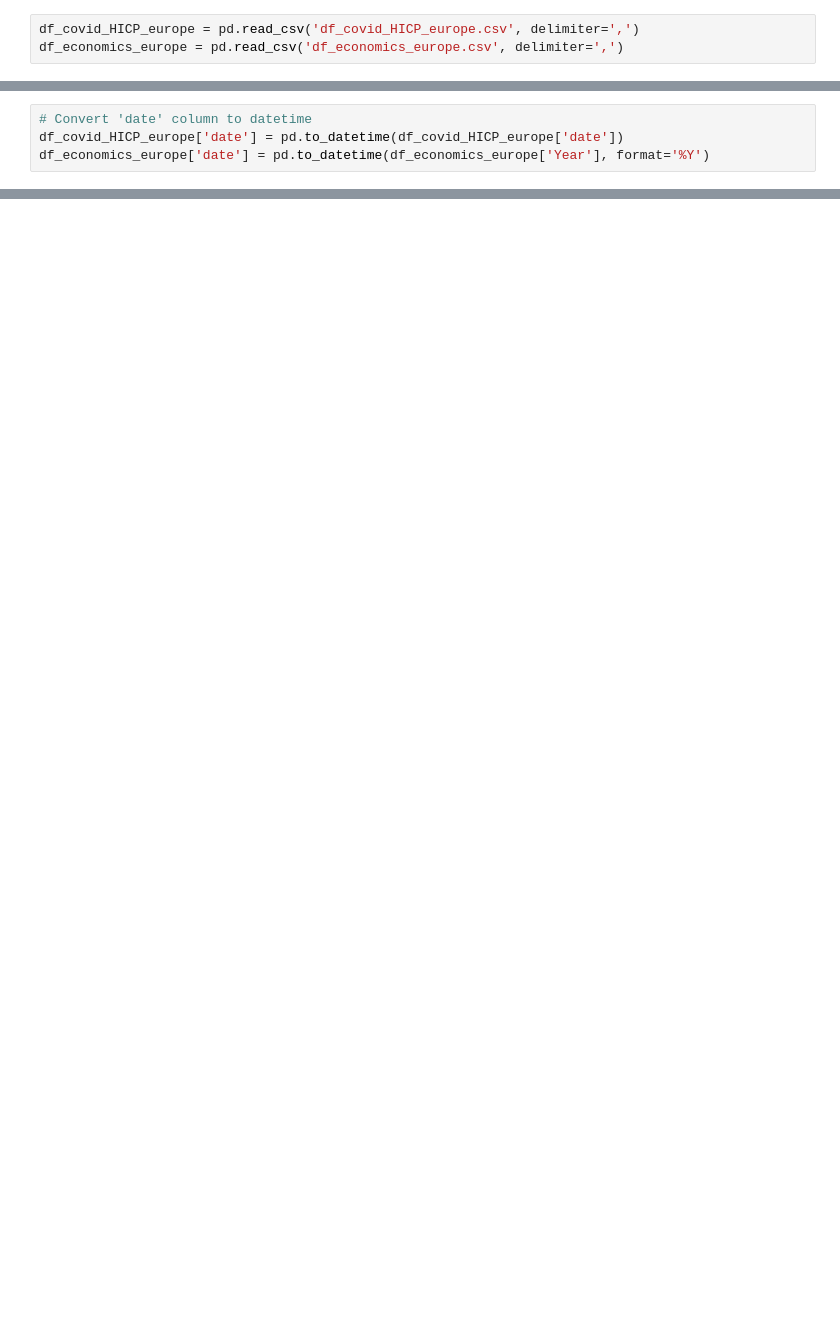
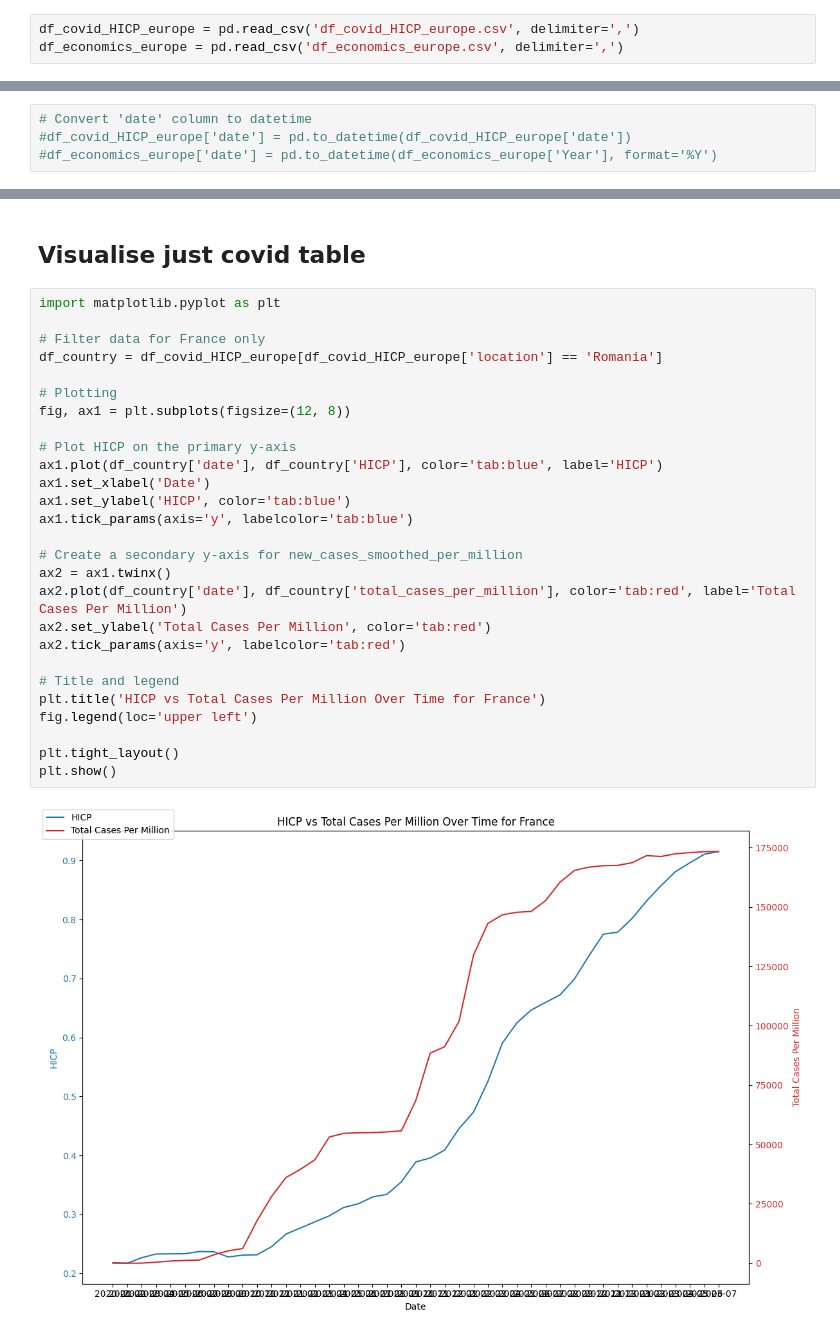
Before and after one commit to fernandolalanne/Practice-Project-Digital-Lab, a Jupyter notebook: graphics.ipynb, the cells around one changed output, grey strips where cells are left out. Cells and saved outputs as stored; diff of their text form; blank space fills up the shorter version.

Commit message:
Analysis Europe

```diff
--- a/graphics.ipynb
+++ b/graphics.ipynb
@@ -271,7 +134,7 @@ df_economics_europe = pd.read_csv('df_economics_europe.csv', delimiter=',')
 # %%
 # Convert 'date' column to datetime
-df_covid_HICP_europe['date'] = pd.to_datetime(df_covid_HICP_europe['date'])
-df_economics_europe['date'] = pd.to_datetime(df_economics_europe['Year'], format='%Y')
+#df_covid_HICP_europe['date'] = pd.to_datetime(df_covid_HICP_europe['date'])
+#df_economics_europe['date'] = pd.to_datetime(df_economics_europe['Year'], format='%Y')
 # %%
 # Interpolate economic indicators data to monthly frequency
 #df_economics_monthly = df_economics_europe.groupby('location').apply(lambda x: x.set_index('date').infer_objects().resample('ME').interpolate(method='linear'))
@@ -365,0 +250,31 @@ plt.show()
+# %% [markdown]
+## Visualise just covid table
+# %%
+import matplotlib.pyplot as plt
+
+# Filter data for France only
+df_country = df_covid_HICP_europe[df_covid_HICP_europe['location'] == 'Romania']
+
+# Plotting
+fig, ax1 = plt.subplots(figsize=(12, 8))
+
+# Plot HICP on the primary y-axis
+ax1.plot(df_country['date'], df_country['HICP'], color='tab:blue', label='HICP')
+ax1.set_xlabel('Date')
+ax1.set_ylabel('HICP', color='tab:blue')
+ax1.tick_params(axis='y', labelcolor='tab:blue')
+
+# Create a secondary y-axis for new_cases_smoothed_per_million
+ax2 = ax1.twinx()
+ax2.plot(df_country['date'], df_country['total_cases_per_million'], color='tab:red', label='Total Cases Per Million')
+ax2.set_ylabel('Total Cases Per Million', color='tab:red')
+ax2.tick_params(axis='y', labelcolor='tab:red')
+
+# Title and legend
+plt.title('HICP vs Total Cases Per Million Over Time for France')
+fig.legend(loc='upper left')
+
+plt.tight_layout()
+plt.show()
+# %% [output]
+[figure, added]
```
Also changed, not shown: parts of 43 cells of this notebook.
